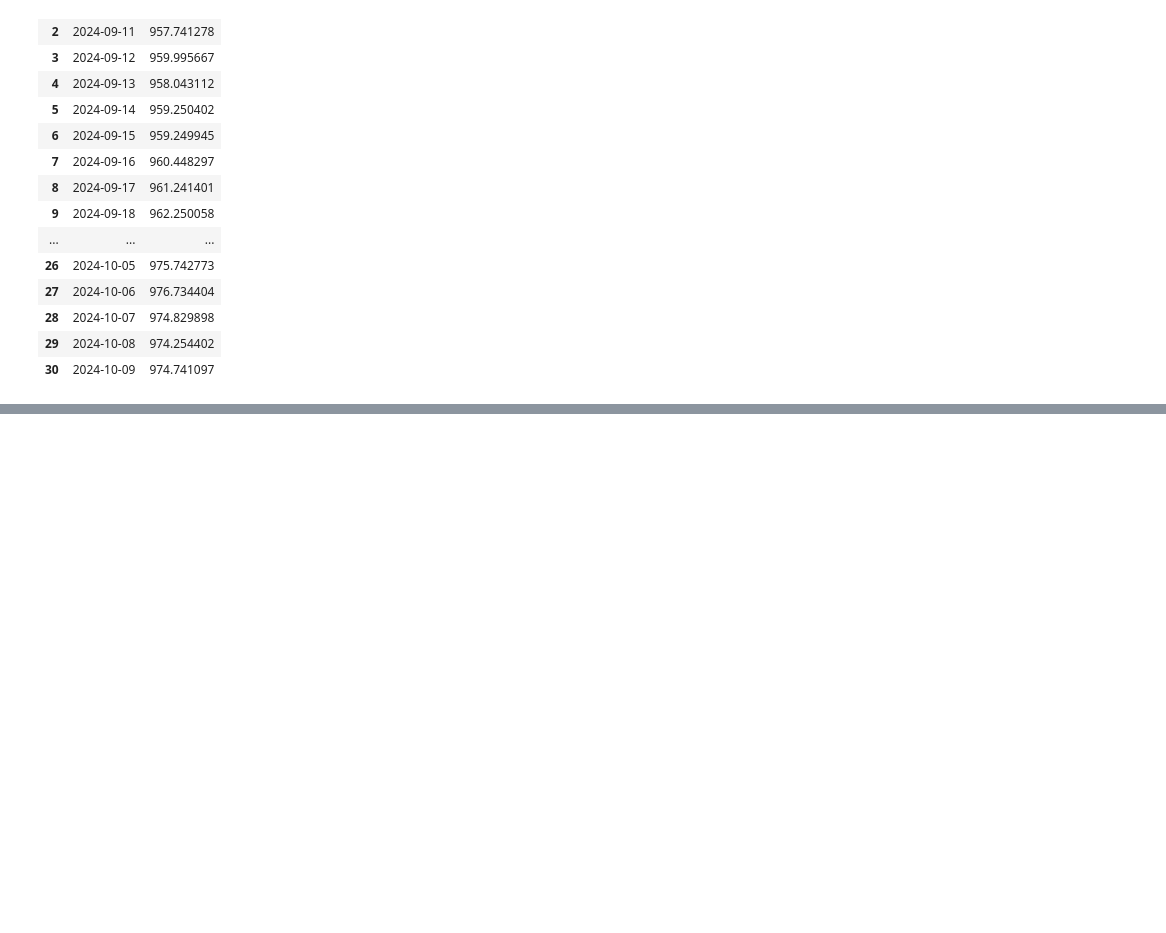
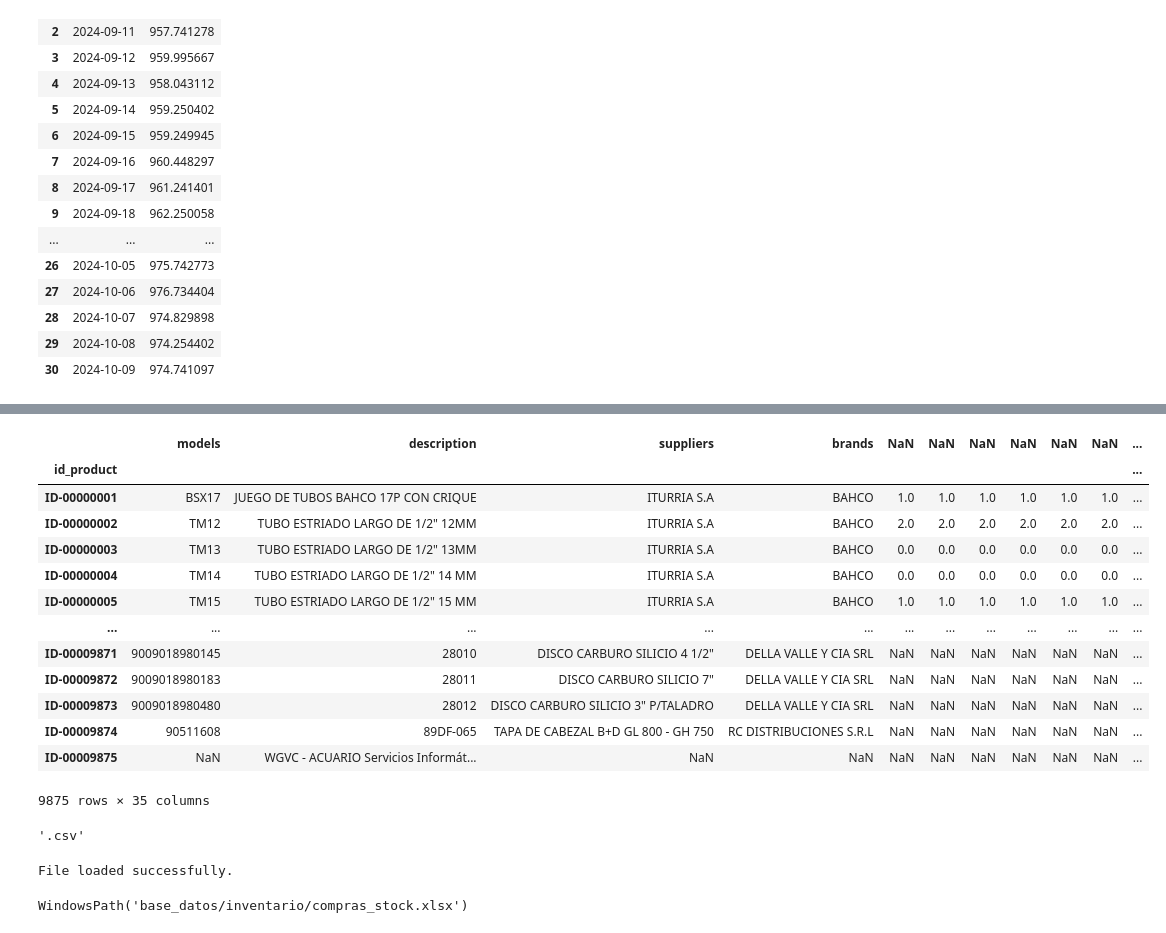
Before and after one commit to Simontiberio/ETL_airflow, a Jupyter notebook: validation_functions.ipynb, the cells around one changed output, grey strips where cells are left out. Saved outputs shown, nothing was run; the diff lists cells and outputs as text; code cells hidden in the pictures; blank space fills up the shorter version.

Commit message:
Some validations of functions and debuggin errors

```diff
--- a/validation_functions.ipynb
+++ b/validation_functions.ipynb
@@ -387,0 +503,48 @@ data_prices
+# %%
+
+base_dir = './base_datos/inventario'
+base_path = Path(base_dir)
+
+compras_file = 'compras_stock.xlsx'
+stock_file = 'stock_ferrimac.xlsx'
+ventas_file = 'ventas_unidades.xlsx'
+
+
+stock_path = base_path / stock_file
+compras_path = base_path / compras_file
+ventas_path = base_path / ventas_file
+
+df_stock = pd.read_excel(stock_path, engine='openpyxl')
+df_compras = pd.read_excel(compras_path, engine='openpyxl')
+df_ventas = pd.read_excel(ventas_path, engine='openpyxl')
+
+df_stock.columns = df_stock.columns.str.strip()
+df_compras.columns = df_compras.columns.str.strip()
+df_ventas.columns = df_ventas.columns.str.strip()
+
+df_stock.set_index('id_product', inplace=True)
+df_compras.set_index('id_product', inplace=True)
+df_ventas.set_index('id_product', inplace=True)
+# %%
+df_stock
+# %% [output]
+|  | models | description | suppliers | brands | NaN | NaN | NaN | NaN | NaN | NaN | ... |
+| id_product |  |  |  |  |  |  |  |  |  |  | ... |
+| ID-00000001 | BSX17 | JUEGO DE TUBOS BAHCO 17P CON CRIQUE | ITURRIA S.A | BAHCO | 1.0 | 1.0 | 1.0 | 1.0 | 1.0 | 1.0 | ... |
+| ID-00000002 | TM12 | TUBO ESTRIADO LARGO DE 1/2" 12MM | ITURRIA S.A | BAHCO | 2.0 | 2.0 | 2.0 | 2.0 | 2.0 | 2.0 | ... |
+| ID-00000003 | TM13 | TUBO ESTRIADO LARGO DE 1/2" 13MM | ITURRIA S.A | BAHCO | 0.0 | 0.0 | 0.0 | 0.0 | 0.0 | 0.0 | ... |
+| ID-00000004 | TM14 | TUBO ESTRIADO LARGO DE 1/2" 14 MM | ITURRIA S.A | BAHCO | 0.0 | 0.0 | 0.0 | 0.0 | 0.0 | 0.0 | ... |
+| ID-00000005 | TM15 | TUBO ESTRIADO LARGO DE 1/2" 15 MM | ITURRIA S.A | BAHCO | 1.0 | 1.0 | 1.0 | 1.0 | 1.0 | 1.0 | ... |
+| ... | ... | ... | ... | ... | ... | ... | ... | ... | ... | ... | ... |
+| ID-00009871 | 9009018980145 | 28010 | DISCO CARBURO SILICIO 4 1/2" | DELLA VALLE Y CIA SRL | NaN | NaN | NaN | NaN | NaN | NaN | ... |
+| ID-00009872 | 9009018980183 | 28011 | DISCO CARBURO SILICIO 7" | DELLA VALLE Y CIA SRL | NaN | NaN | NaN | NaN | NaN | NaN | ... |
+| ID-00009873 | 9009018980480 | 28012 | DISCO CARBURO SILICIO 3" P/TALADRO | DELLA VALLE Y CIA SRL | NaN | NaN | NaN | NaN | NaN | NaN | ... |
+| ID-00009874 | 90511608 | 89DF-065 | TAPA DE CABEZAL B+D GL 800 - GH 750 | RC DISTRIBUCIONES S.R.L | NaN | NaN | NaN | NaN | NaN | NaN | ... |
+| ID-00009875 | NaN | WGVC - ACUARIO Servicios Informát... | NaN | NaN | NaN | NaN | NaN | NaN | NaN | NaN | ... |
+9875 rows × 35 columns
+# %%
+file_name = 'data_price.csv'
+file_extension = Path(file_name).suffix
+file_extension
+# %% [output]
+'.csv'
@@ -387,0 +575,27 @@ data_prices
+# %%
+
+
+
+file_path = Path('./base_datos/inventario/data_price.csv')
+file_path
+
+if not file_path.exists():
+   print(f"Error: The file {file_path} does not exist.")
+else:
+   df = pd.read_csv(file_path)
+   print("File loaded successfully.")
+# %% [output]
+File loaded successfully.
+# %%
+from pathlib import Path
+
+file =  'compras_stock.xlsx'
+#file = Path(file).stem
+base_dir = './base_datos/inventario/'
+base_path = Path(base_dir)
+file_path = (base_path / file)
+file_path
+#file = Path(file_path).stem
+#file
+# %% [output]
+WindowsPath('base_datos/inventario/compras_stock.xlsx')
```
Also changed, not shown: parts of 18 cells of this notebook.
